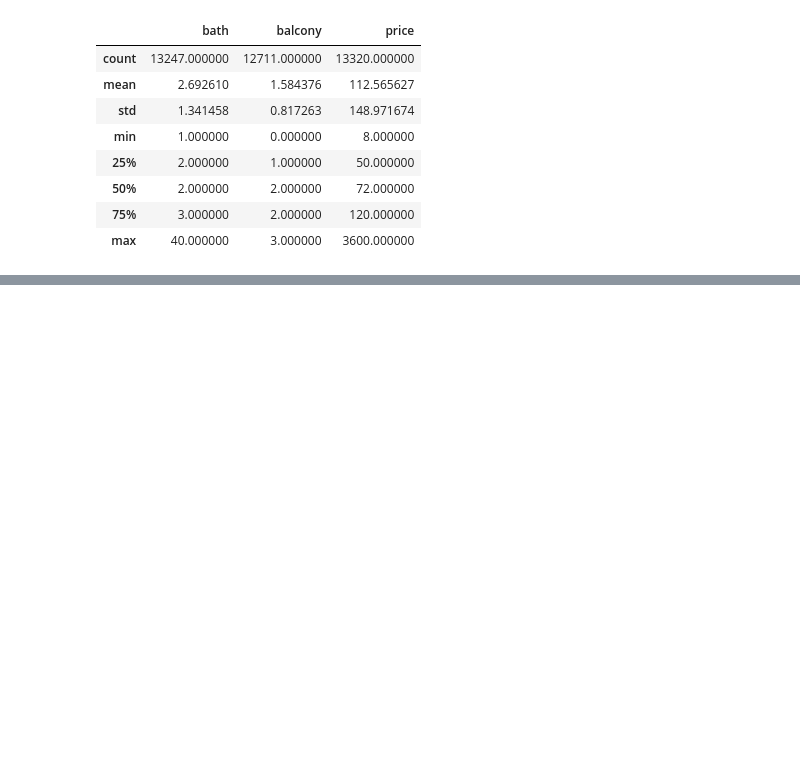
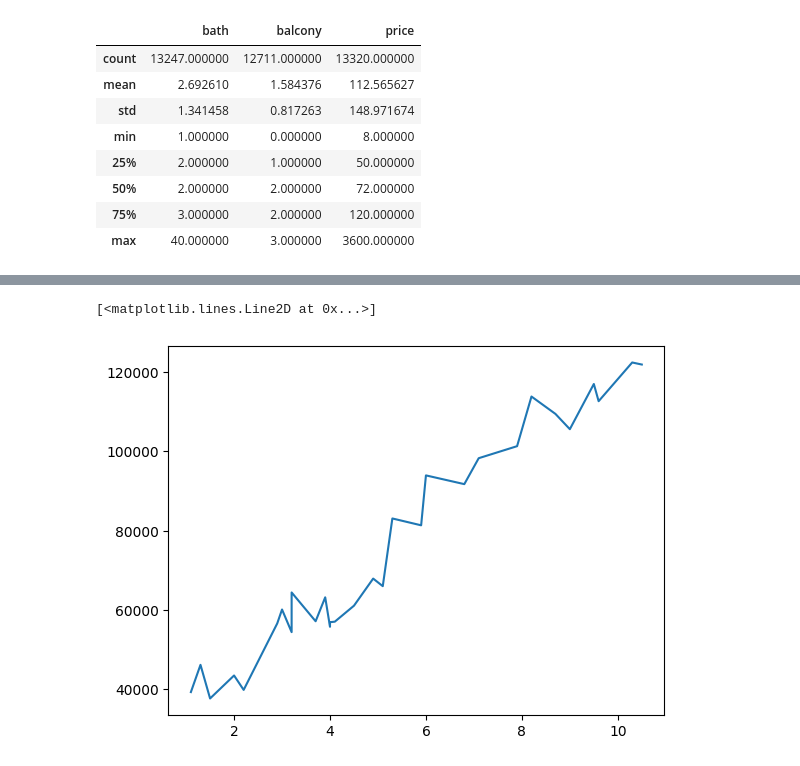
Before and after one commit to prijal-matc/takeovds41, a Jupyter notebook: DBA_bootcamp.ipynb, the cells around one changed output, grey strips where cells are left out. Saved outputs shown, nothing was run; the diff lists cells and outputs as text; code cells hidden in the pictures; blank space fills up the shorter version.

```diff
--- a/DBA_bootcamp.ipynb
+++ b/DBA_bootcamp.ipynb
@@ -4107,0 +4406,4 @@ df_house.describe()
+# %%
+path = '/content/Salary_Data.csv'
+df_salary = pd.read_csv(path)
+df_salary
@@ -4107,0 +4431,5 @@ df_house.describe()
+# %%
+plt.plot(df_salary.YearsExperience, df_salary.Salary)
+# %% [output]
+[<matplotlib.lines.Line2D at 0x...>]
+[figure, added]
```
Also changed, not shown: parts of 113 cells of this notebook.
